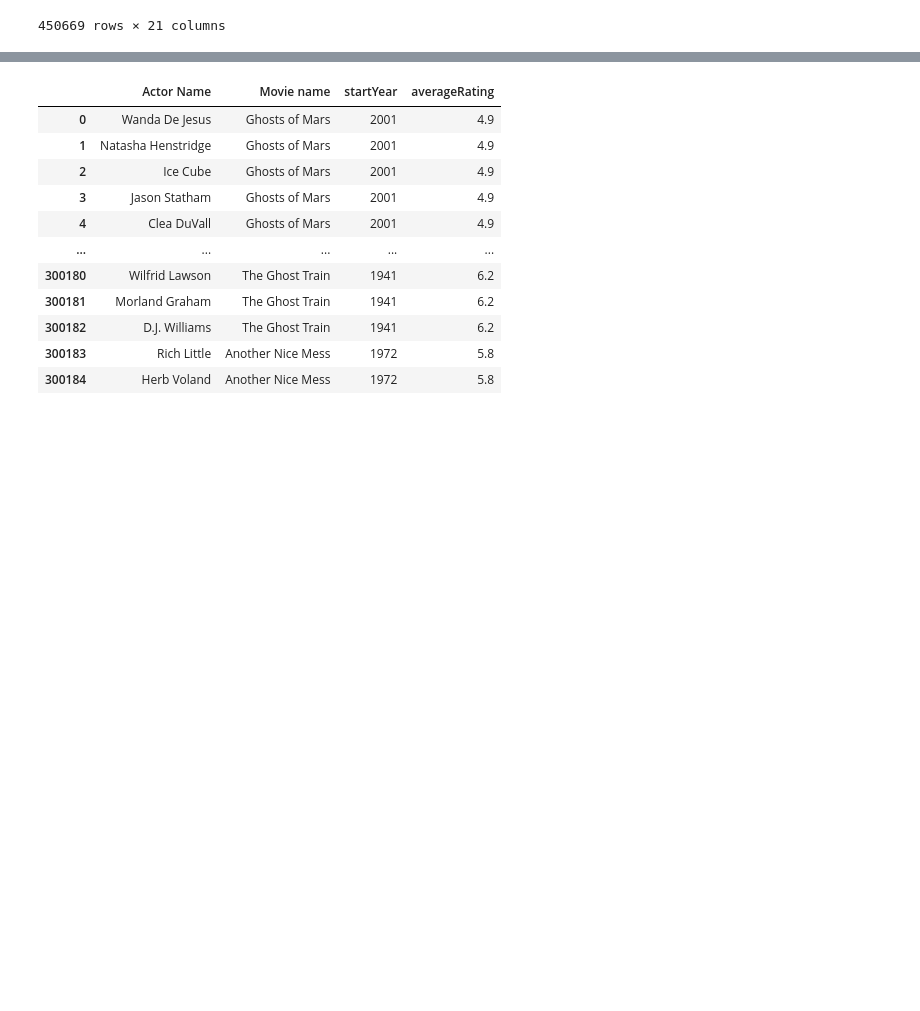
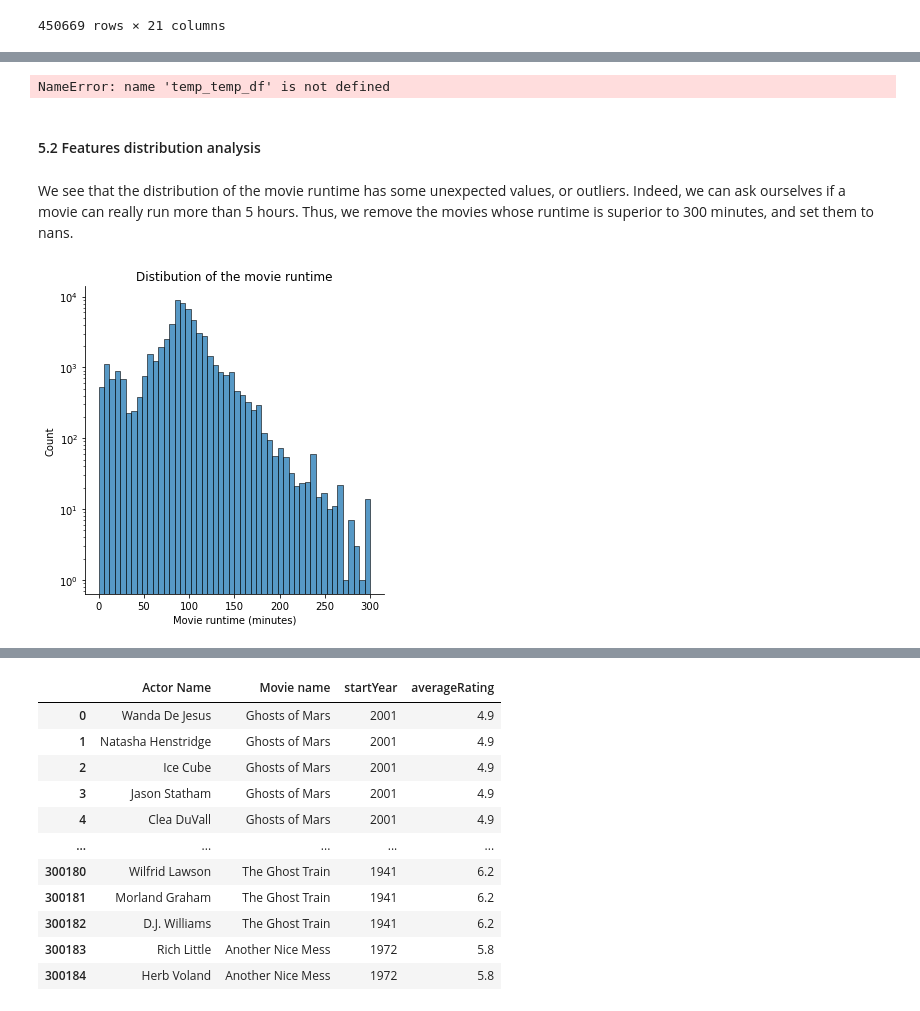
Before and after one commit to epfl-ada/ada-2022-project-datajugglers, a Jupyter notebook: Project_2.ipynb, the cells around one changed output, grey strips where cells are left out. Saved outputs shown, nothing was run; the diff lists cells and outputs as text; code cells hidden in the pictures; blank space fills up the shorter version.

```diff
--- a/Project_2.ipynb
+++ b/Project_2.ipynb
@@ -156,8 +192,16 @@ df_movie['Movie genres filtered'] = genres_filtered
 # %%
-#movie release date to just year
+def date(df_date):
+    """unify the dates of a dataframe to year only
 
-def date(df_date):
+    Args:
+        df_date: the column of the dataframe containing dates
+
+    Returns :
+        dates: the column of dates, where each year is a int
+
+    """
     dates = []
+    pb = []
     len_year = 4
     for date in df_date:
         if not (pd.isna(date)):
@@ -169,4 +213,4 @@ def date(df_date):
         else:
             dates.append(date)
 
-    return dates
+    return np.array(dates, dtype=int)
@@ -173,2 +233,4 @@ def date(df_date):
 # %%
-df_movie["startYear"] = date(df_movie["Movie release date"])
+df_movie = df_movie.dropna(subset="Movie release date", axis=0)
+df_movie["Movie release date filtered"] = date(df_movie["Movie release date"])
+df_movie["startYear"] = date(df_movie["Movie release date"]).astype(str)
@@ -175,3 +357,22 @@ df_movie["startYear"] = date(df_movie["Movie release date"])
+# %%
+#replace all encoded ethnicities in df_character by the corresponding label contained in temp_temp_df
+for i in range(len(temp_df['Actor ethnicity'])) :
+    df_character = df_character.replace(temp_df['Actor ethnicity'][i], temp_temp_df['Actor ethnicity'][i])
+
+df_character
+# %% [output]
+NameError: name 'temp_temp_df' is not defined
+# %% [markdown]
+#### 5.2 Features distribution analysis ####
+# %%
+df_movie.loc[df_movie["Movie runtime"] > 300, "Movie runtime"] = np.nan
+df_movie.loc[df_movie["Movie runtime"] == 0.0, "Movie runtime"] = np.nan
+# %% [markdown]
+We see that the distribution of the movie runtime has some unexpected values, or outliers. Indeed, we can ask ourselves if a movie can really run more than 5 hours. Thus, we remove the movies whose runtime is superior to 300 minutes, and set them to nans.
 # %%
-df_movie.loc[df_movie["Movie runtime"] > 1000, "Movie runtime"] = np.nan
-df_movie.loc[df_movie["Movie runtime"] == 0.0, "Movie runtime"] = np.nan
+sns.displot(data=df_movie, x="Movie runtime", log_scale = (False, True), kind="hist", bins=50)
+plt.title("Distibution of the movie runtime")
+plt.xlabel("Movie runtime (minutes)")
+plt.show()
+# %% [output]
+[figure, added]
```
Also changed, not shown: parts of 65 cells of this notebook.
